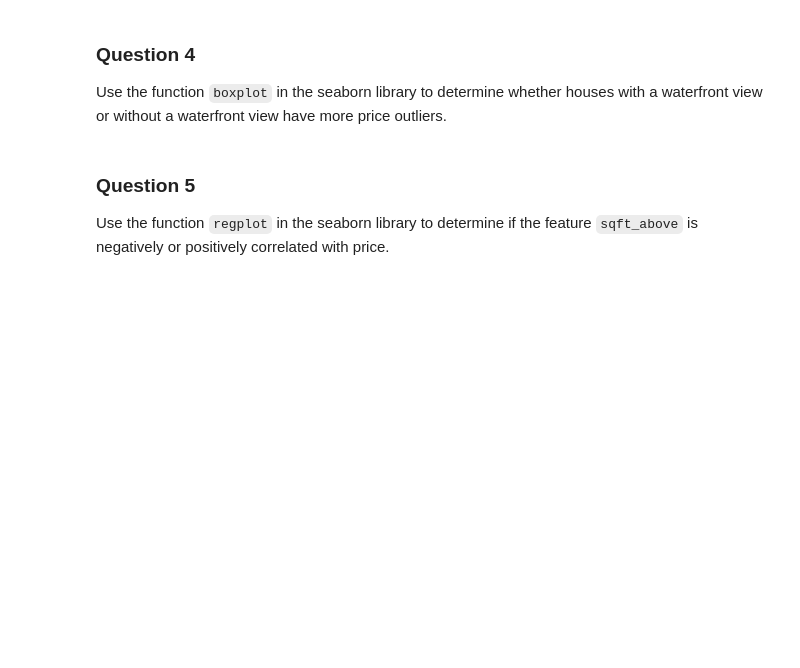
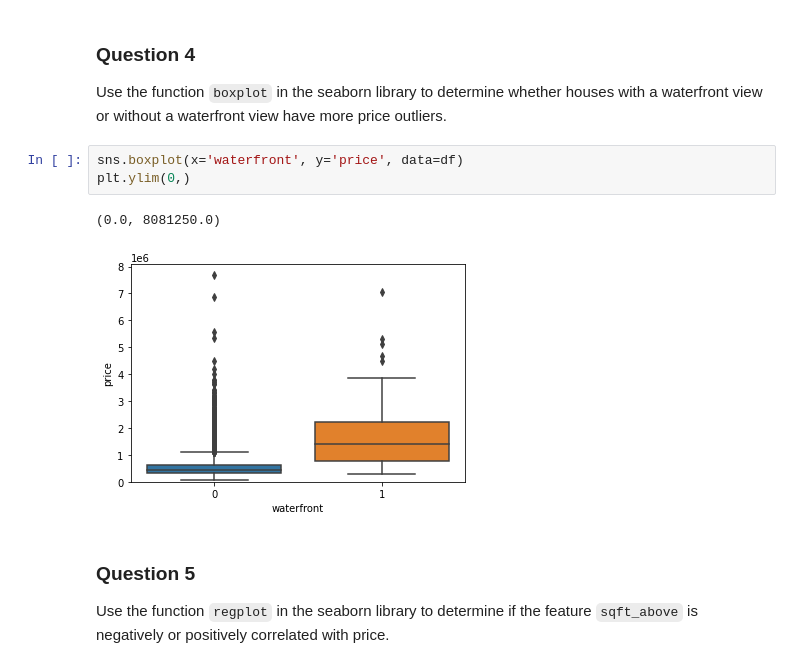
Before and after one commit to mugdhav/IBMCert, a Jupyter notebook: House_Sales_Data_Analysis_solved.ipynb, the cells around one changed output. Cells and saved outputs as stored; diff of their text form; blank space fills up the shorter version.

```diff
--- a/House_Sales_Data_Analysis_solved.ipynb
+++ b/House_Sales_Data_Analysis_solved.ipynb
@@ -195,6 +195,12 @@ df_floors
 # %% [markdown]
 ### Question 4
 Use the function <code>boxplot</code> in the seaborn library  to  determine whether houses with a waterfront view or without a waterfront view have more price outliers.
+# %%
+sns.boxplot(x='waterfront', y='price', data=df)
+plt.ylim(0,)
+# %% [output]
+(0.0, 8081250.0)
+[figure, added]
 # %% [markdown]
 ### Question 5
 Use the function <code>regplot</code>  in the seaborn library  to  determine if the feature <code>sqft_above</code> is negatively or positively correlated with price.
```
